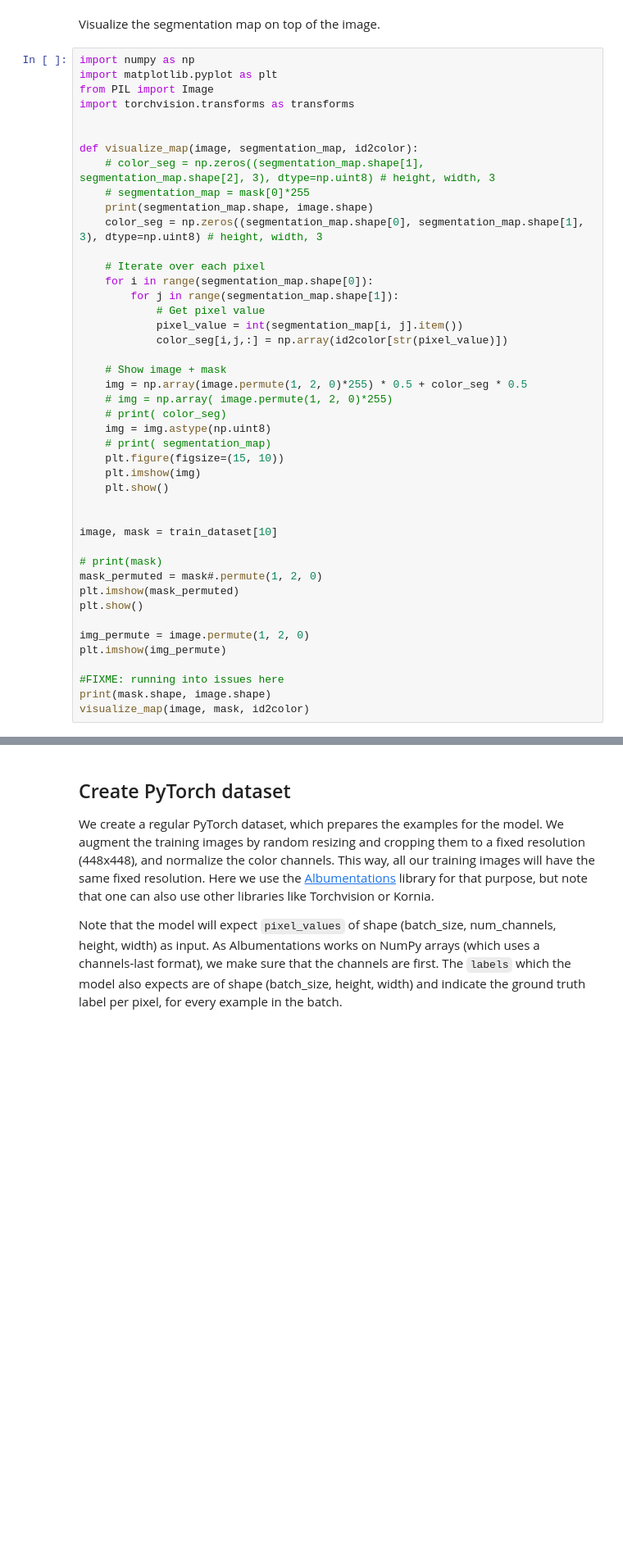
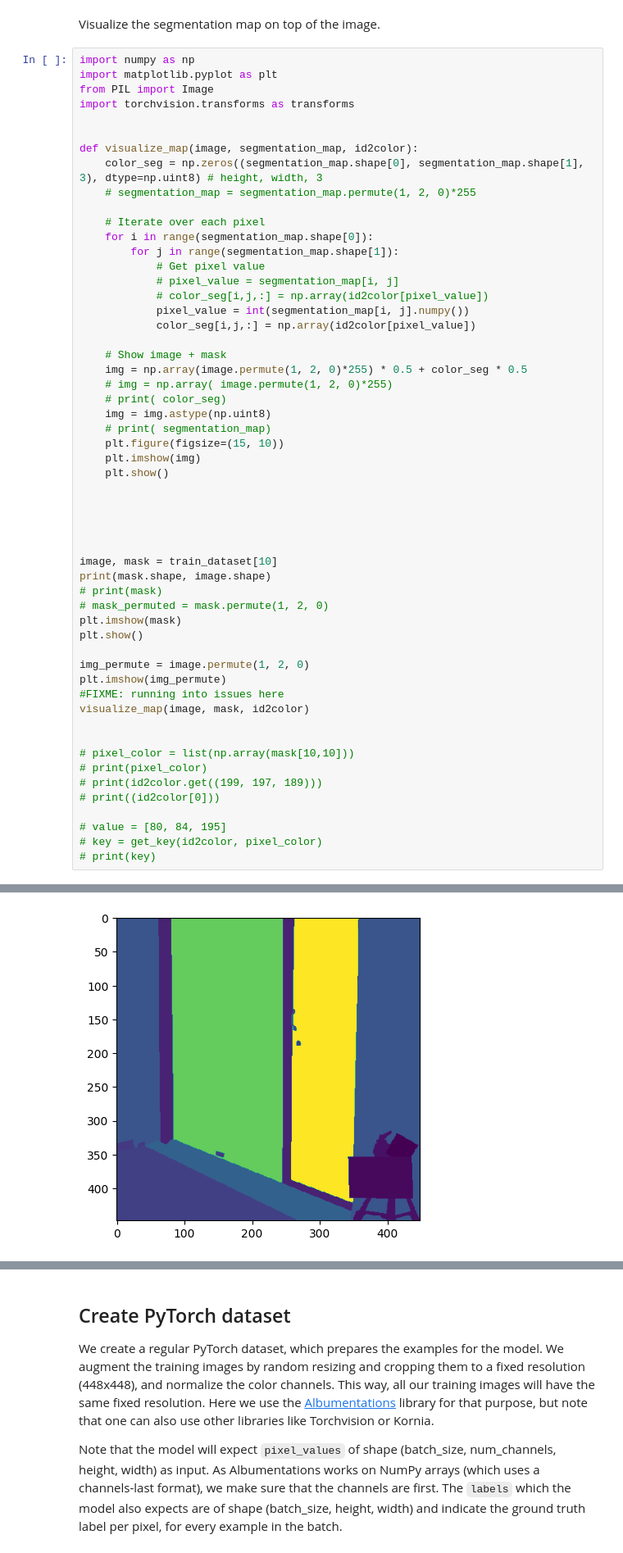
Before and after one commit to tamu-edu-students/HyperTools, a Jupyter notebook: examples/segmentation_training_head_hsi.ipynb, the cells around one changed output, grey strips where cells are left out. Shown at 82% size. Drawn from its saved outputs; the diff is of its cells as text; blank space fills up the shorter version.

Commit message:
working pipeline with hsi and dino segmentation

```diff
--- a/examples/segmentation_training_head_hsi.ipynb
+++ b/examples/segmentation_training_head_hsi.ipynb
@@ -195,17 +308,17 @@ import torchvision.transforms as transforms
 
 
 def visualize_map(image, segmentation_map, id2color):
-    # color_seg = np.zeros((segmentation_map.shape[1], segmentation_map.shape[2], 3), dtype=np.uint8) # height, width, 3
-    # segmentation_map = mask[0]*255
-    print(segmentation_map.shape, image.shape)
     color_seg = np.zeros((segmentation_map.shape[0], segmentation_map.shape[1], 3), dtype=np.uint8) # height, width, 3
+    # segmentation_map = segmentation_map.permute(1, 2, 0)*255
 
     # Iterate over each pixel
     for i in range(segmentation_map.shape[0]):
         for j in range(segmentation_map.shape[1]):
             # Get pixel value
-            pixel_value = int(segmentation_map[i, j].item())
-            color_seg[i,j,:] = np.array(id2color[str(pixel_value)])
+            # pixel_value = segmentation_map[i, j]
+            # color_seg[i,j,:] = np.array(id2color[pixel_value])
+            pixel_value = int(segmentation_map[i, j].numpy())
+            color_seg[i,j,:] = np.array(id2color[pixel_value])
 
     # Show image + mask
     img = np.array(image.permute(1, 2, 0)*255) * 0.5 + color_seg * 0.5
@@ -218,17 +331,28 @@ def visualize_map(image, segmentation_map, id2color):
     plt.show()
 
 
+
+
+
 image, mask = train_dataset[10]
-
+print(mask.shape, image.shape)
 # print(mask)
-mask_permuted = mask#.permute(1, 2, 0)
-plt.imshow(mask_permuted)
+# mask_permuted = mask.permute(1, 2, 0)
+plt.imshow(mask)
 plt.show()
 
 img_permute = image.permute(1, 2, 0)
 plt.imshow(img_permute)
+#FIXME: running into issues here
+visualize_map(image, mask, id2color)
 
-#FIXME: running into issues here
-print(mask.shape, image.shape)
-visualize_map(image, mask, id2color)
+
+# pixel_color = list(np.array(mask[10,10]))
+# print(pixel_color)
+# print(id2color.get((199, 197, 189)))
+# print((id2color[0]))
+
+# value = [80, 84, 195]
+# key = get_key(id2color, pixel_color)
+# print(key)
 # %% [output]
@@ -235,0 +360 @@ NameError: name 'train_dataset' is not defined
+[figure, added]
```
Also changed, not shown: parts of 17 cells of this notebook, 3 other files.
